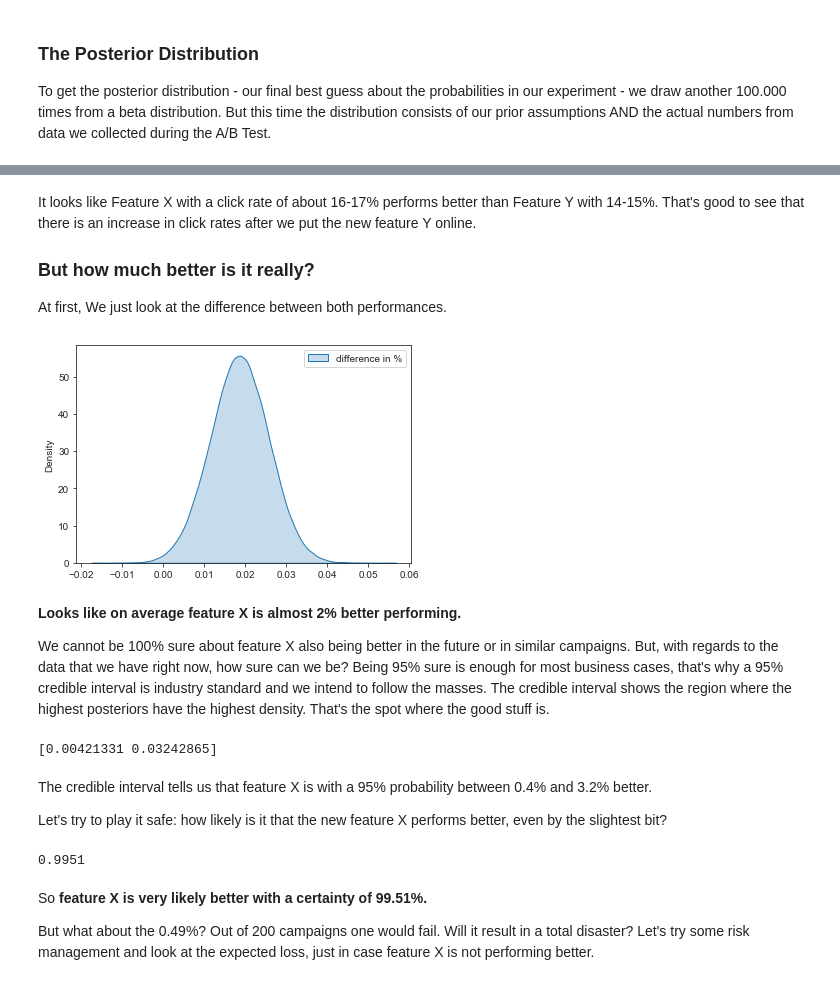
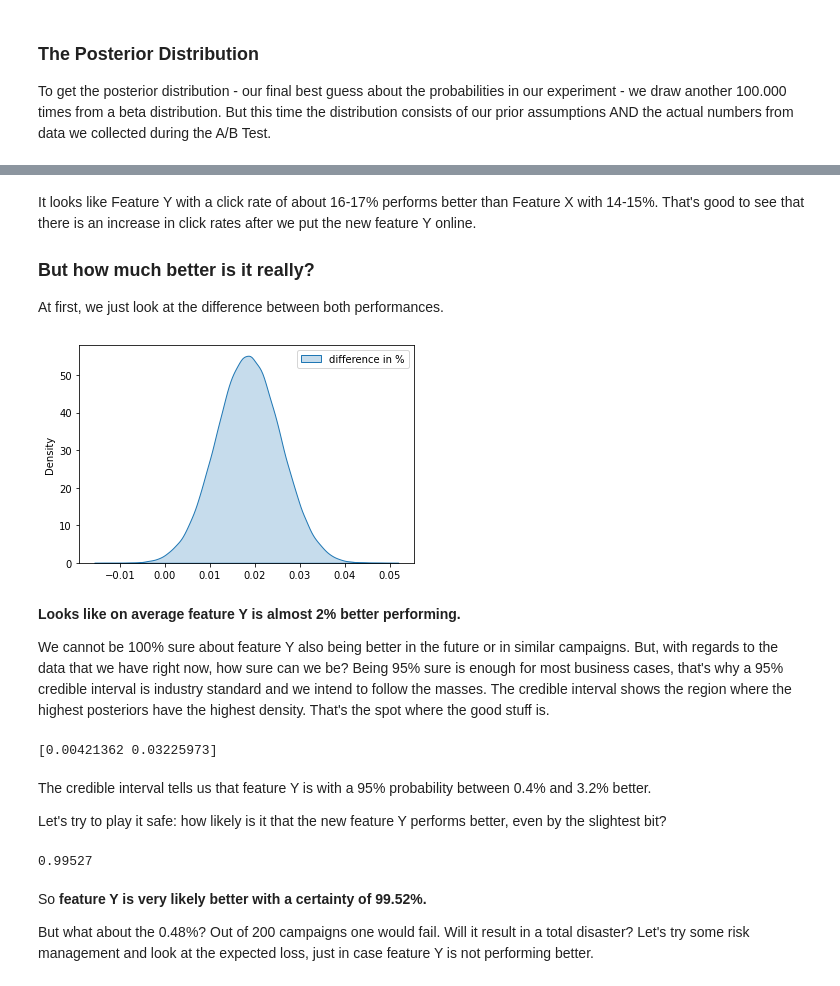
Before and after one commit to kick-ban-ignore/BA_Thesis_Statistics, a Jupyter notebook: Bayes_in_AB_Testing.ipynb, the cells around one changed output, grey strips where cells are left out. Drawn from its saved outputs; the diff is of its cells as text; code cells hidden in the pictures.

```diff
--- a/Bayes_in_AB_Testing.ipynb
+++ b/Bayes_in_AB_Testing.ipynb
@@ -94,38 +97,38 @@ plt.show()
 # %% [markdown]
-It looks like Feature X with a click rate of about 16-17% performs better than Feature Y with 14-15%. That's good to see that there is an increase in click rates after we put the new feature Y online.
+It looks like Feature Y with a click rate of about 16-17% performs better than Feature X with 14-15%. That's good to see that there is an increase in click rates after we put the new feature Y online.
 
 ### But how much better is it really?
 
-At first, We just look at the difference between both performances.
+At first, we just look at the difference between both performances.
 # %%
-diff = x_posterior - y_posterior # Calculates posterior difference and plots it
+diff = y_posterior - x_posterior # Calculates posterior difference and plots it
 sns.kdeplot(diff, shade=True, label="difference in %")
 plt.legend()
 plt.show()
 # %% [output]
-[figure, old version]
+[figure, new version]
 # %% [markdown]
-**Looks like on average feature X is almost 2% better performing.**
+**Looks like on average feature Y is almost 2% better performing.**
 
-We cannot be 100% sure about feature X also being better in the future or in similar campaigns. But, with regards to the data that we have right now, how sure can we be? Being 95% sure is enough for most business cases, that's why a 95% credible interval is industry standard and we intend to follow the masses. The credible interval shows the region where the highest posteriors have the highest density. That's the spot where the good stuff is.
+We cannot be 100% sure about feature Y also being better in the future or in similar campaigns. But, with regards to the data that we have right now, how sure can we be? Being 95% sure is enough for most business cases, that's why a 95% credible interval is industry standard and we intend to follow the masses. The credible interval shows the region where the highest posteriors have the highest density. That's the spot where the good stuff is.
 # %%
-interval = pm.hpd(diff, hdi_prob=0.95) # Calculates and prints xx% credible interval with the highest posterior density of posterior difference
-print(interval)
+cred_interval = pm.hpd(diff, hdi_prob=0.95) # Calculates and prints the credible interval of 95% with the highest posterior density of posterior difference
+print(cred_interval)
 # %% [output]
-[0.00421331 0.03242865]
+[0.00421362 0.03225973]
 # %% [markdown]
-The credible interval tells us that feature X is with a 95% probability between 0.4% and 3.2% better.
+The credible interval tells us that feature Y is with a 95% probability between 0.4% and 3.2% better.
 
-Let's try to play it safe: how likely is it that the new feature X performs better, even by the slightest bit?
+Let's try to play it safe: how likely is it that the new feature Y performs better, even by the slightest bit?
 # %%
 x_better_prob = (diff > 0).mean() # Calculates the average of better performing draws
 print(x_better_prob)
 # %% [output]
-0.9951
+0.99527
 # %% [markdown]
-So **feature X is very likely better with a certainty of 99.51%.**
+So **feature Y is very likely better with a certainty of 99.52%.**
 
-But what about the 0.49%? Out of 200 campaigns one would fail. Will it result in a total disaster? Let's try some risk management and look at the expected loss, just in case feature X is not performing better.
+But what about the 0.48%? Out of 200 campaigns one would fail. Will it result in a total disaster? Let's try some risk management and look at the expected loss, just in case feature Y is not performing better.
 # %%
 loss = diff[diff < 0] # Slice diff to take only cases where it is negative
 expected_loss = loss.mean() # Compute and print the average expected loss
```
Also changed, not shown: parts of 20 cells of this notebook, 1 other file.
